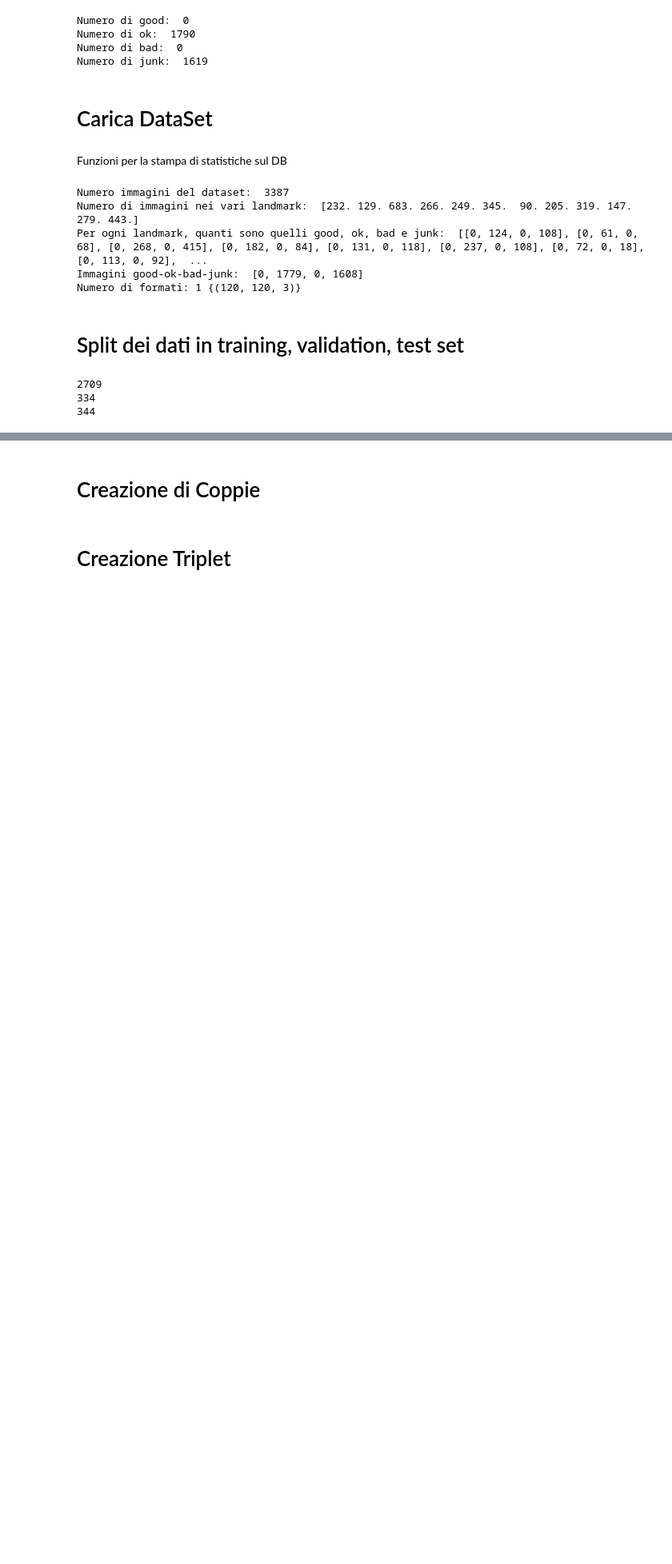
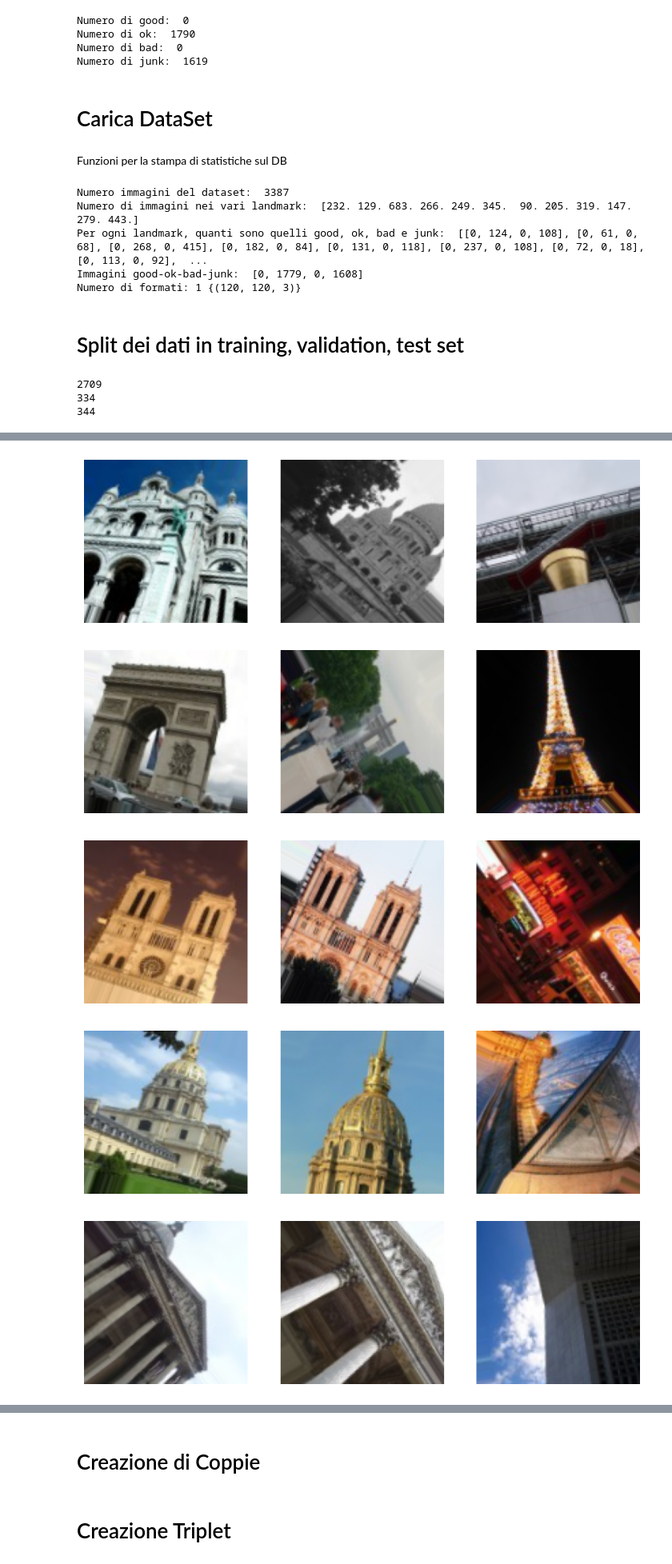
Before and after one commit to MrGreensushi/MachineLearningProject, a Jupyter notebook: Progetto.ipynb, the cells around one changed output, grey strips where cells are left out. Shown at 80% size. Cells and saved outputs as stored; diff of their text form; code cells hidden in the pictures; blank space fills up the shorter version.

```diff
--- a/Progetto.ipynb
+++ b/Progetto.ipynb
@@ -336,0 +350,35 @@ def stampa_tripletta(tripletta):
+# %%
+#x_train, x_val, x_test prima contenevano array di immagini. Ora contengono generatori separati per classe e qualità
+def transform_dataset(ds, gen_settings):
+    for i in range(len(ds)):
+        for j in [1,3]: #abbiamo solo immagini ok e junk (1 e 3) nel database
+###########################################################################################################################
+#TODO: Si può cambiare questo batch_size di 1 e usare batch più grossi
+###########################################################################################################################
+            generatore = gen_settings.flow(x=np.asarray(ds[i][j]), batch_size=1)
+            ds[i][j] = generatore
+    return ds
+
+x_train = transform_dataset(x_train, gen_settings)
+#x_val = transform_dataset(x_val, test_val_settings)
+#x_test = transform_dataset(x_test, test_val_settings)
+# %%
+custom_gen_train = CustomDataGenerator(x_train,1)
+generatore_triplete_train = custom_gen_train.next_train()
+
+###########################################################################################################################
+#TODO: Creare un generatore anche per il validation set, che serve al fit_generator del training
+###########################################################################################################################
+# %%
+stampa_tripletta(next(generatore_triplete_train))
+stampa_tripletta(next(generatore_triplete_train))
+stampa_tripletta(next(generatore_triplete_train))
+stampa_tripletta(next(generatore_triplete_train))
+stampa_tripletta(next(generatore_triplete_train))
+stampa_tripletta(next(generatore_triplete_train))
+# %% [output]
+[figure, added]
+[figure, added]
+[figure, added]
+[figure, added]
+[figure, added]
```
Also changed, not shown: parts of 17 cells of this notebook.
